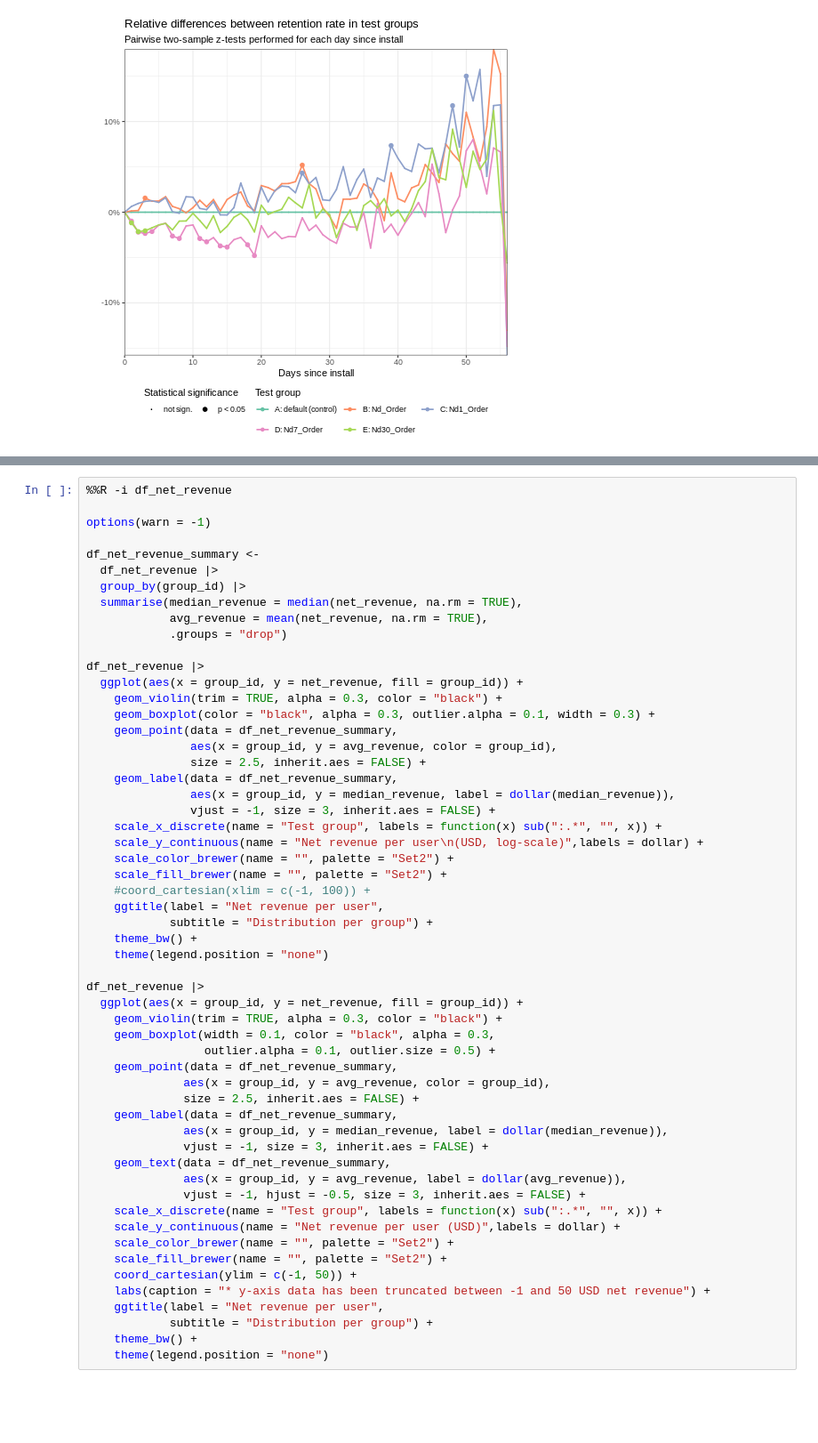
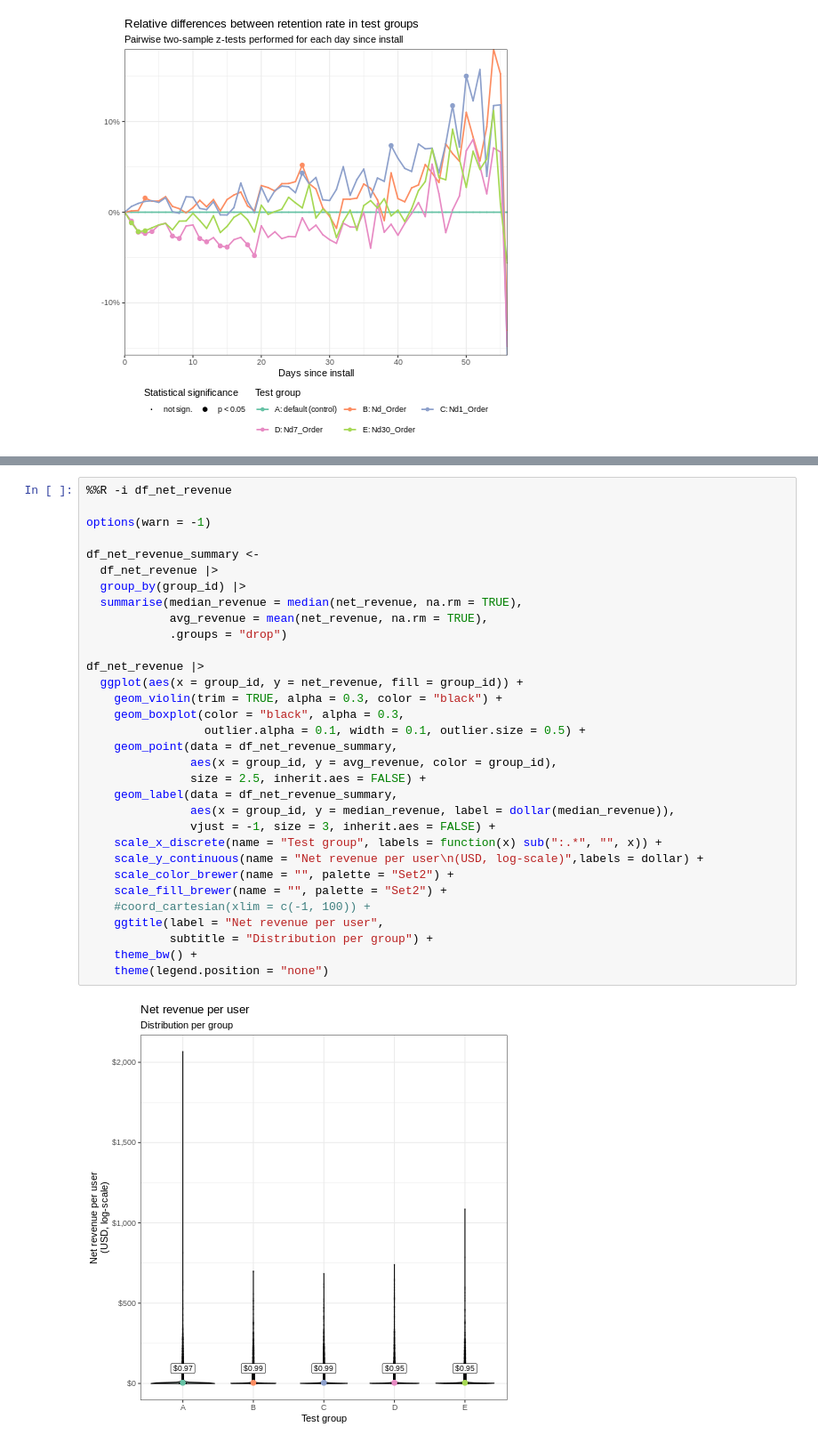
Before and after one commit to PedroNVSRamos/justplay_casestudy, a Jupyter notebook: justplay_casestudy.ipynb, the cells around one changed output, grey strips where cells are left out. Shown at 89% size. Saved outputs shown, nothing was run; the diff lists cells and outputs as text; blank space fills up the shorter version.

```diff
--- a/justplay_casestudy.ipynb
+++ b/justplay_casestudy.ipynb
@@ -934,56 +986,34 @@ df_net_revenue |>
 # %%
 %%R -i df_net_revenue
 
 options(warn = -1)
 
 df_net_revenue_summary <-
   df_net_revenue |>
   group_by(group_id) |>
   summarise(median_revenue = median(net_revenue, na.rm = TRUE),
             avg_revenue = mean(net_revenue, na.rm = TRUE),
             .groups = "drop")
 
 df_net_revenue |>
   ggplot(aes(x = group_id, y = net_revenue, fill = group_id)) +
     geom_violin(trim = TRUE, alpha = 0.3, color = "black") +
-    geom_boxplot(color = "black", alpha = 0.3, outlier.alpha = 0.1, width = 0.3) +
+    geom_boxplot(color = "black", alpha = 0.3,
+                 outlier.alpha = 0.1, width = 0.1, outlier.size = 0.5) +
     geom_point(data = df_net_revenue_summary,
                aes(x = group_id, y = avg_revenue, color = group_id),
                size = 2.5, inherit.aes = FALSE) +
     geom_label(data = df_net_revenue_summary,
                aes(x = group_id, y = median_revenue, label = dollar(median_revenue)),
                vjust = -1, size = 3, inherit.aes = FALSE) +
     scale_x_discrete(name = "Test group", labels = function(x) sub(":.*", "", x)) +
     scale_y_continuous(name = "Net revenue per user\n(USD, log-scale)",labels = dollar) +
     scale_color_brewer(name = "", palette = "Set2") +
     scale_fill_brewer(name = "", palette = "Set2") +
     #coord_cartesian(xlim = c(-1, 100)) +
     ggtitle(label = "Net revenue per user",
             subtitle = "Distribution per group") +
     theme_bw() +
     theme(legend.position = "none")
-
-df_net_revenue |>
-  ggplot(aes(x = group_id, y = net_revenue, fill = group_id)) +
-    geom_violin(trim = TRUE, alpha = 0.3, color = "black") +
-    geom_boxplot(width = 0.1, color = "black", alpha = 0.3,
-                 outlier.alpha = 0.1, outlier.size = 0.5) +
-    geom_point(data = df_net_revenue_summary,
-              aes(x = group_id, y = avg_revenue, color = group_id),
-              size = 2.5, inherit.aes = FALSE) +
-    geom_label(data = df_net_revenue_summary,
-              aes(x = group_id, y = median_revenue, label = dollar(median_revenue)),
-              vjust = -1, size = 3, inherit.aes = FALSE) +
-    geom_text(data = df_net_revenue_summary,
-              aes(x = group_id, y = avg_revenue, label = dollar(avg_revenue)),
-              vjust = -1, hjust = -0.5, size = 3, inherit.aes = FALSE) +
-    scale_x_discrete(name = "Test group", labels = function(x) sub(":.*", "", x)) +
-    scale_y_continuous(name = "Net revenue per user (USD)",labels = dollar) +
-    scale_color_brewer(name = "", palette = "Set2") +
-    scale_fill_brewer(name = "", palette = "Set2") +
-    coord_cartesian(ylim = c(-1, 50)) +
-    labs(caption = "* y-axis data has been truncated between -1 and 50 USD net revenue") +
-    ggtitle(label = "Net revenue per user",
-            subtitle = "Distribution per group") +
-    theme_bw() +
-    theme(legend.position = "none")
+# %% [output]
+[figure, added]
```
Also changed, not shown: parts of 30 cells of this notebook.
